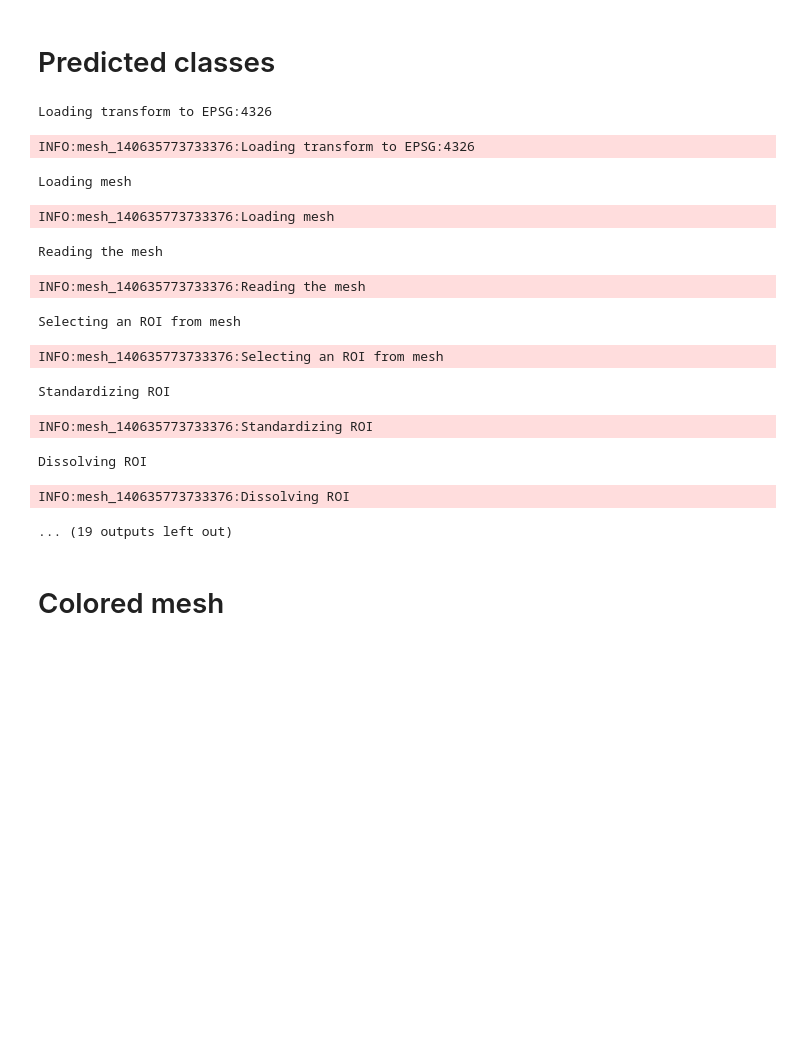
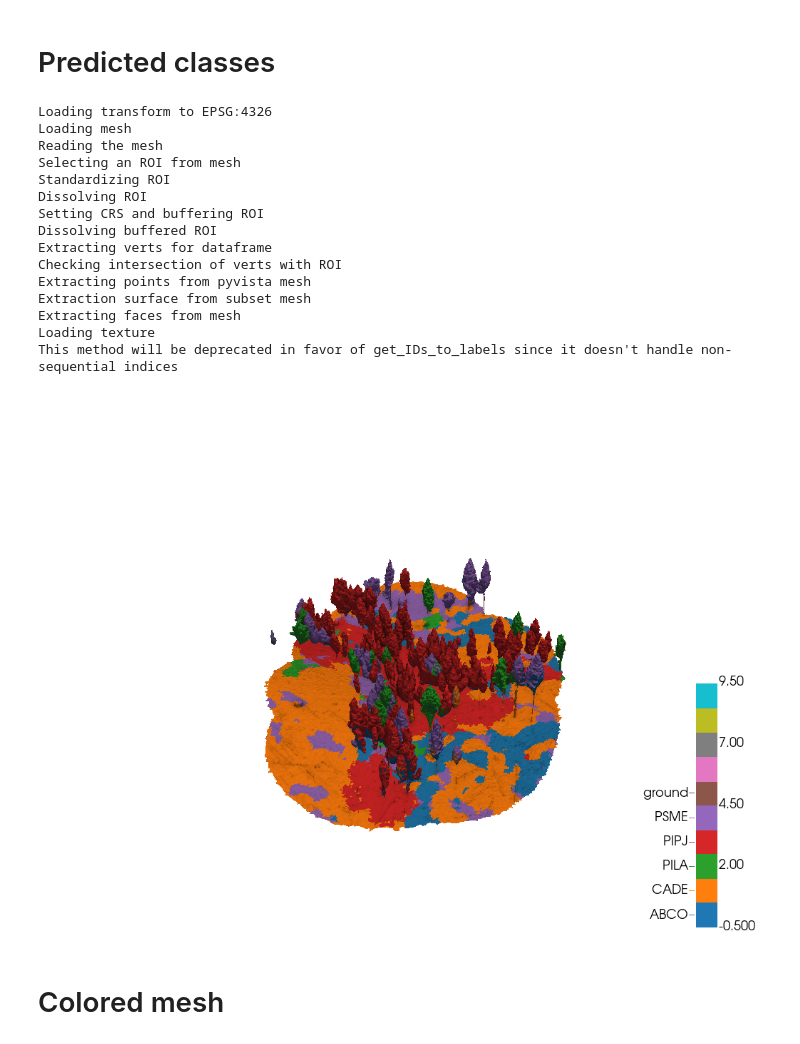
Before and after one commit to russelldj/str-disp-experiments, a Jupyter notebook: scripts/MVMT/5_analysis/5_analysis_valley.ipynb, the cells around one changed output. Cells and saved outputs as stored; diff of their text form; code cells hidden in the pictures; blank space fills up the shorter version.

```diff
--- a/scripts/MVMT/5_analysis/5_analysis_valley.ipynb
+++ b/scripts/MVMT/5_analysis/5_analysis_valley.ipynb
@@ -171,31 +162,38 @@ INFO:mesh_140635774535472:Dissolving ROI
 # %% [markdown]
 # Predicted classes
 # %%
-NUMPY_EXPORT_FACES_TEXTURE_FILE= get_numpy_export_cf_filename(PREDICTION_SITE, training_sites = TRAINING_SITES, is_ortho = True)
+MESH_TRANSFORM = get_mesh_transform_filename(PREDICTION_SITE)
+NUMPY_EXPORT_FACES_TEXTURE_FILE = get_numpy_export_faces_texture_filename(
+    PREDICTION_SITE, training_sites=TRAINING_SITES
+)
+predicted_texture = np.argmax(np.load(NUMPY_EXPORT_FACES_TEXTURE_FILE), axis=1)
 
 mesh = TexturedPhotogrammetryMesh(
     MESH_FILENAME,
-    transform_filename=CAMERAS_FILENAME,
-    texture=NUMPY_EXPORT_FACES_TEXTURE_FILE,
+    transform_filename=MESH_TRANSFORM,
+    texture=predicted_texture,
     IDs_to_labels=IDs_TO_LABELS,
     ROI=LABELS_FILENAME,
     ROI_buffer_meters=BUFFER_RADIUS_METERS,
 )
 mesh.vis(force_xvfb=True)
 # %% [output]
 Loading transform to EPSG:4326
+Loading mesh
+Reading the mesh
+Selecting an ROI from mesh
+Standardizing ROI
+Dissolving ROI
+Setting CRS and buffering ROI
+Dissolving buffered ROI
+Extracting verts for dataframe
+Checking intersection of verts with ROI
+Extracting points from pyvista mesh
+Extraction surface from subset mesh
+Extracting faces from mesh
+Loading texture
+This method will be deprecated in favor of get_IDs_to_labels since it doesn't handle non-sequential indices
-INFO:mesh_140635773733376:Loading transform to EPSG:4326
-Loading mesh
-INFO:mesh_140635773733376:Loading mesh
-Reading the mesh
-INFO:mesh_140635773733376:Reading the mesh
-Selecting an ROI from mesh
-INFO:mesh_140635773733376:Selecting an ROI from mesh
-Standardizing ROI
-INFO:mesh_140635773733376:Standardizing ROI
-Dissolving ROI
-INFO:mesh_140635773733376:Dissolving ROI
-... (19 outputs left out)
+[figure, added]
 # %% [markdown]
 # Colored mesh
 # %%
```
Also changed, not shown: parts of 12 cells of this notebook, 14 other files.
